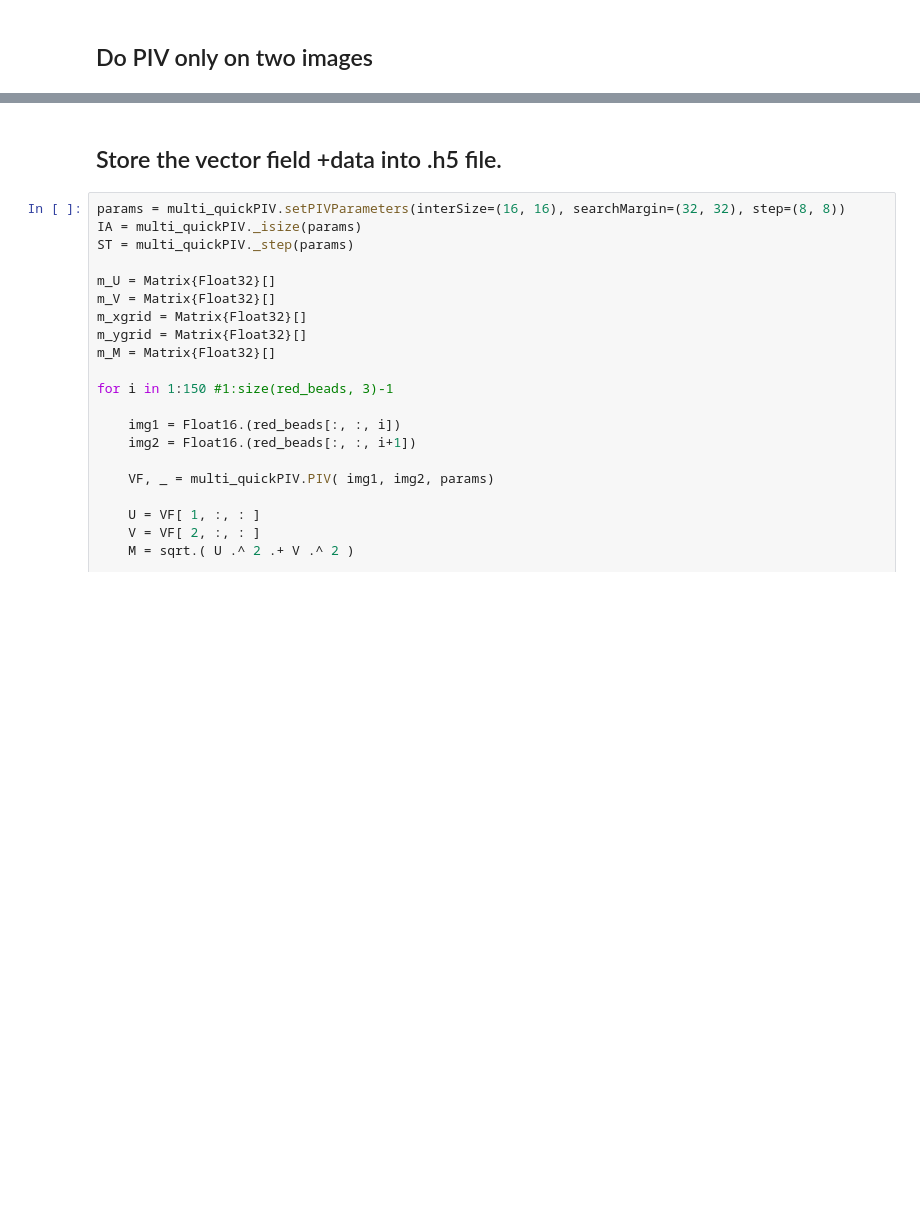
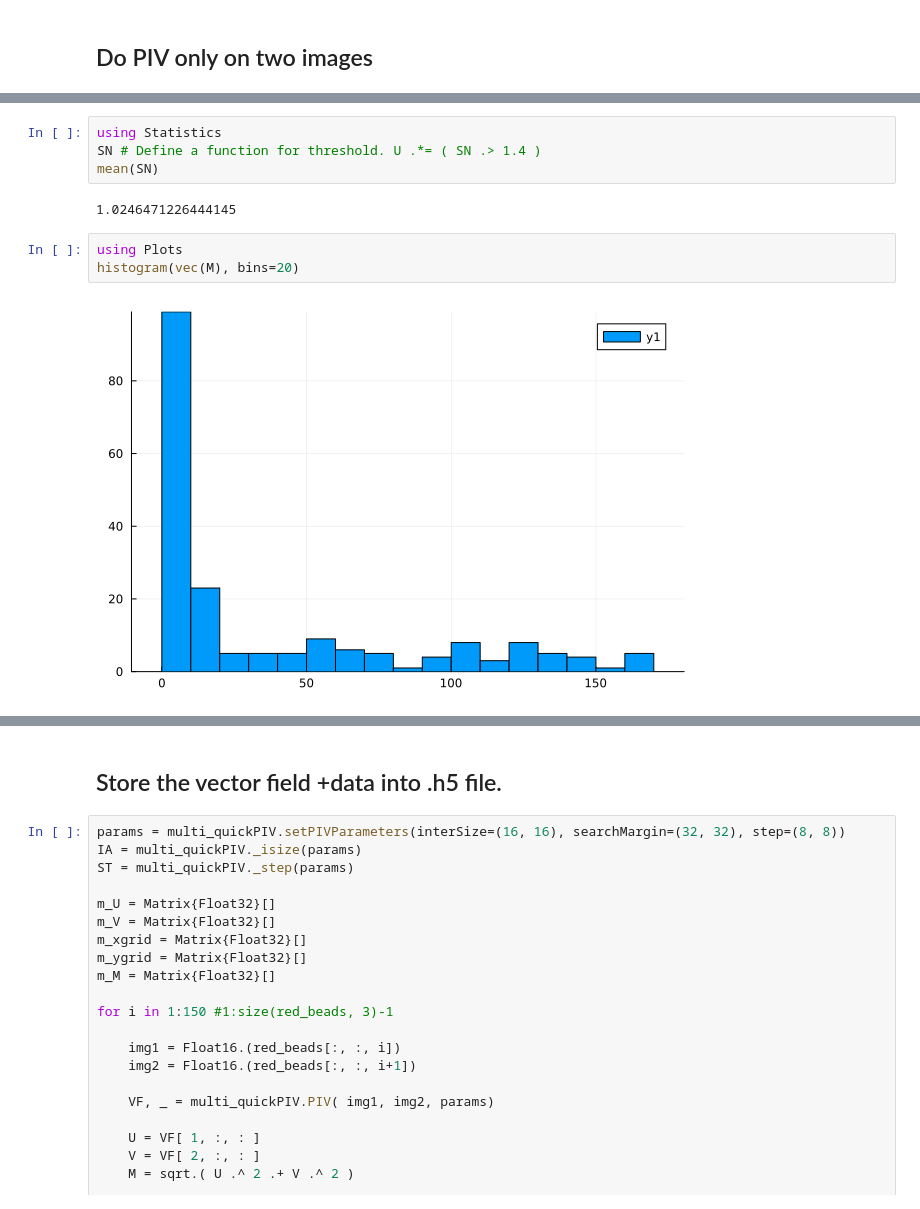
Before and after one commit to rzhou-space/PIV_analysis_headon_data, a Jupyter notebook: RedBeads/RedBeads_PIV.ipynb, the cells around one changed output, grey strips where cells are left out. Saved outputs shown, nothing was run; the diff lists cells and outputs as text; blank space fills up the shorter version.

```diff
--- a/RedBeads/RedBeads_PIV.ipynb
+++ b/RedBeads/RedBeads_PIV.ipynb
@@ -91,0 +95,11 @@ WARNING: both PyPlot and Plots export "contourf"; uses of it in module Main must
+# %%
+using Statistics
+SN # Define a function for threshold. U .*= ( SN .> 1.4 )
+mean(SN)
+# %% [output]
+1.0246471226444145
+# %%
+using Plots
+histogram(vec(M), bins=20)
+# %% [output]
+[figure, added]
```
Also changed, not shown: parts of 11 cells of this notebook.
